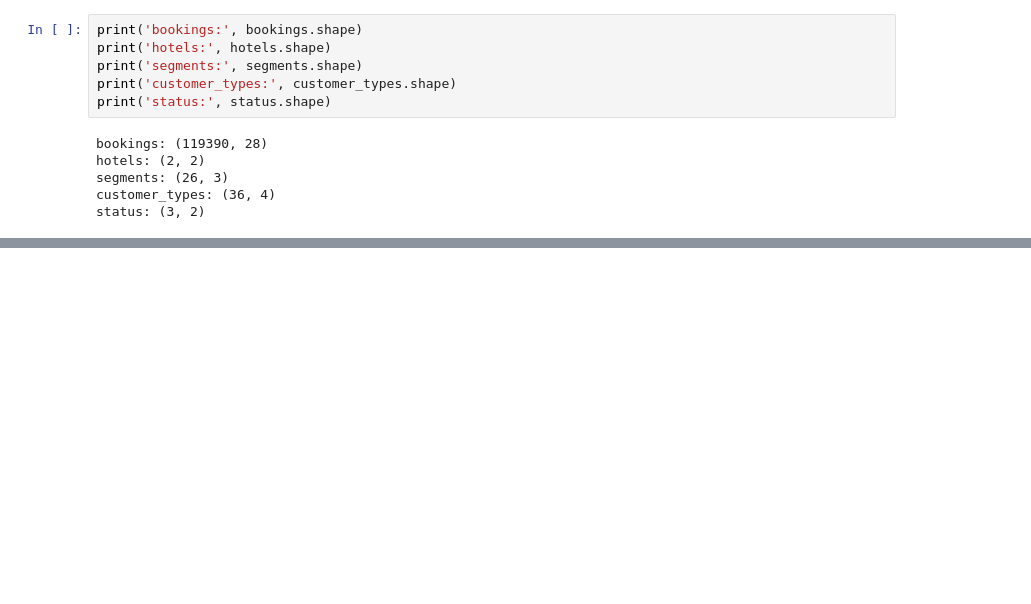
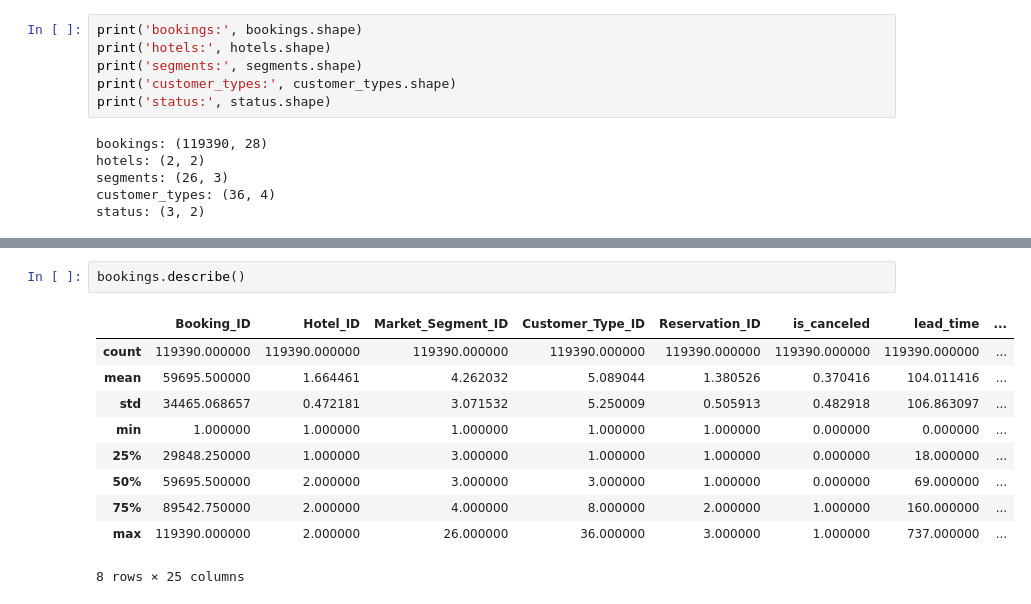
Before and after one commit to ahchu2525/capstone-hosp, a Jupyter notebook: clean.ipynb, the cells around one changed output, grey strips where cells are left out. Cells and saved outputs as stored; diff of their text form; blank space fills up the shorter version.

```diff
--- a/clean.ipynb
+++ b/clean.ipynb
@@ -27,0 +120,13 @@ status: (3, 2)
+# %%
+bookings.describe()
+# %% [output]
+|  | Booking_ID | Hotel_ID | Market_Segment_ID | Customer_Type_ID | Reservation_ID | is_canceled | lead_time | ... |
+| count | 119390.000000 | 119390.000000 | 119390.000000 | 119390.000000 | 119390.000000 | 119390.000000 | 119390.000000 | ... |
+| mean | 59695.500000 | 1.664461 | 4.262032 | 5.089044 | 1.380526 | 0.370416 | 104.011416 | ... |
+| std | 34465.068657 | 0.472181 | 3.071532 | 5.250009 | 0.505913 | 0.482918 | 106.863097 | ... |
+| min | 1.000000 | 1.000000 | 1.000000 | 1.000000 | 1.000000 | 0.000000 | 0.000000 | ... |
+| 25% | 29848.250000 | 1.000000 | 3.000000 | 1.000000 | 1.000000 | 0.000000 | 18.000000 | ... |
+| 50% | 59695.500000 | 2.000000 | 3.000000 | 3.000000 | 1.000000 | 0.000000 | 69.000000 | ... |
+| 75% | 89542.750000 | 2.000000 | 4.000000 | 8.000000 | 2.000000 | 1.000000 | 160.000000 | ... |
+| max | 119390.000000 | 2.000000 | 26.000000 | 36.000000 | 3.000000 | 1.000000 | 737.000000 | ... |
+8 rows × 25 columns
```
Also changed, not shown: parts of 9 cells of this notebook.
